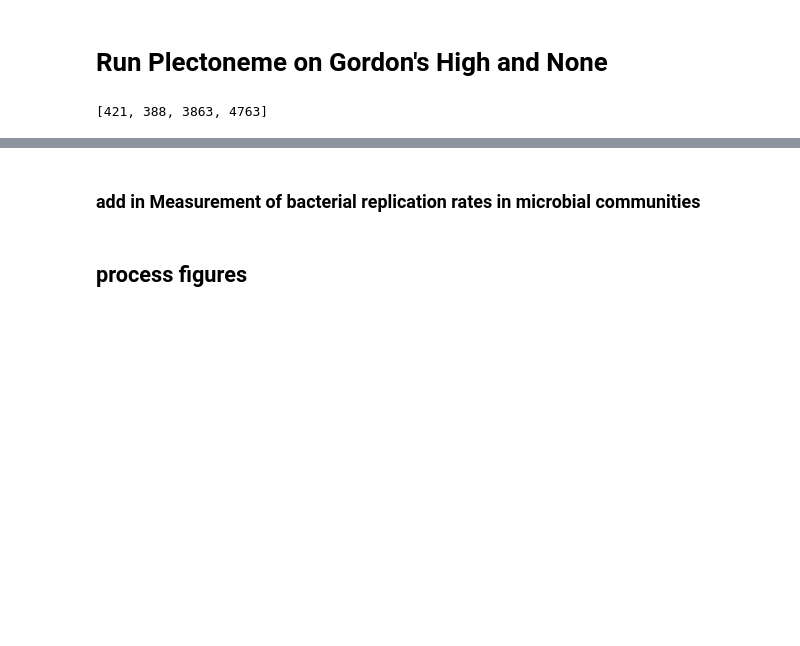
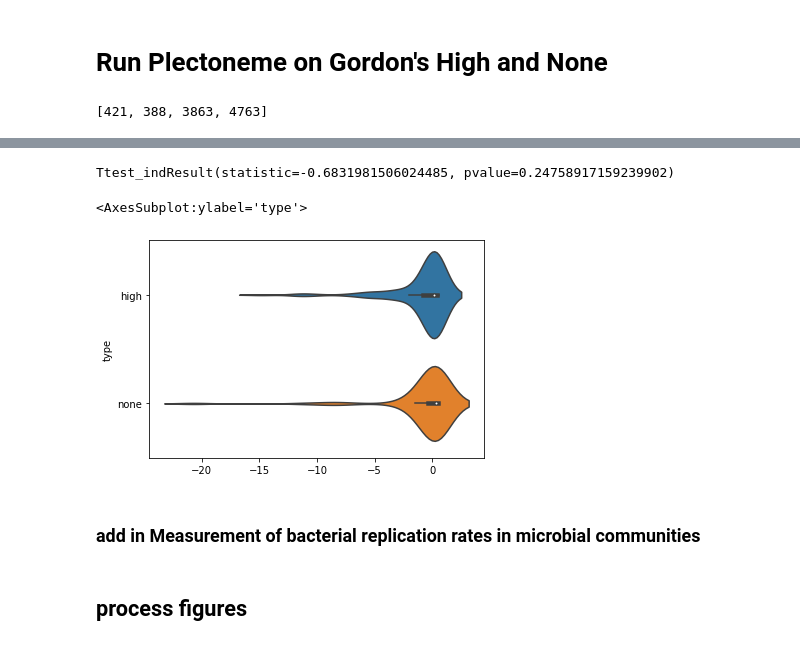
Before and after one commit to dcolinmorgan/HKU_MG, a Jupyter notebook: bactXpat.ipynb, the cells around one changed output, grey strips where cells are left out. Saved outputs shown, nothing was run; the diff lists cells and outputs as text; code cells hidden in the pictures; blank space fills up the shorter version.

```diff
--- a/bactXpat.ipynb
+++ b/bactXpat.ipynb
@@ -987,3 +990,23 @@ for j in [0,500,1000]:
+# %%
+A=pd.read_csv("data/Plectoneme/high_gene_plect1000.txt", delimiter="\t",header=None)
+B=pd.read_csv("data/Plectoneme/none_gene_plect1000.txt", delimiter="\t",header=None)
+
+# jeff=[#stats.ttest_ind(A[:,0]/A[:,5],B[:,0]/B[:,5]),
+# stats.ttest_ind(A[:,1]/A[:,5],B[:,1]/B[:,5]),
+# stats.ttest_ind(A[:,2]/A[:,5],B[:,2]/B[:,5]),
+stats.ttest_ind(A.iloc[:,3]/A.iloc[:,4],B.iloc[:,3]/B.iloc[:,4],alternative='less')#,permutations=1000)#]
+# stats.ttest_ind(A[:,4]/A[:,5],B[:388,4]/B[:388,5])]
+# np.savetxt("data/Plectoneme/ttest_gene_plect"+str(j)+".txt", jeff, delimiter="\t")
+# %% [output]
+Ttest_indResult(statistic=-0.6831981506024485, pvalue=0.24758917159239902)
+# %%
+A['type']='high'
+B['type']='none'
+C=A.append(B)
+sns.violinplot(data=C,x=C.iloc[:,3]/C.iloc[:,4],y='type')
+# %% [output]
+<AxesSubplot:ylabel='type'>
+[figure, added]
 # %% [markdown]
 ### add in Measurement of bacterial replication rates in microbial communities
 # %% [markdown]
```
Also changed, not shown: parts of 4 cells of this notebook, 11 other files.
